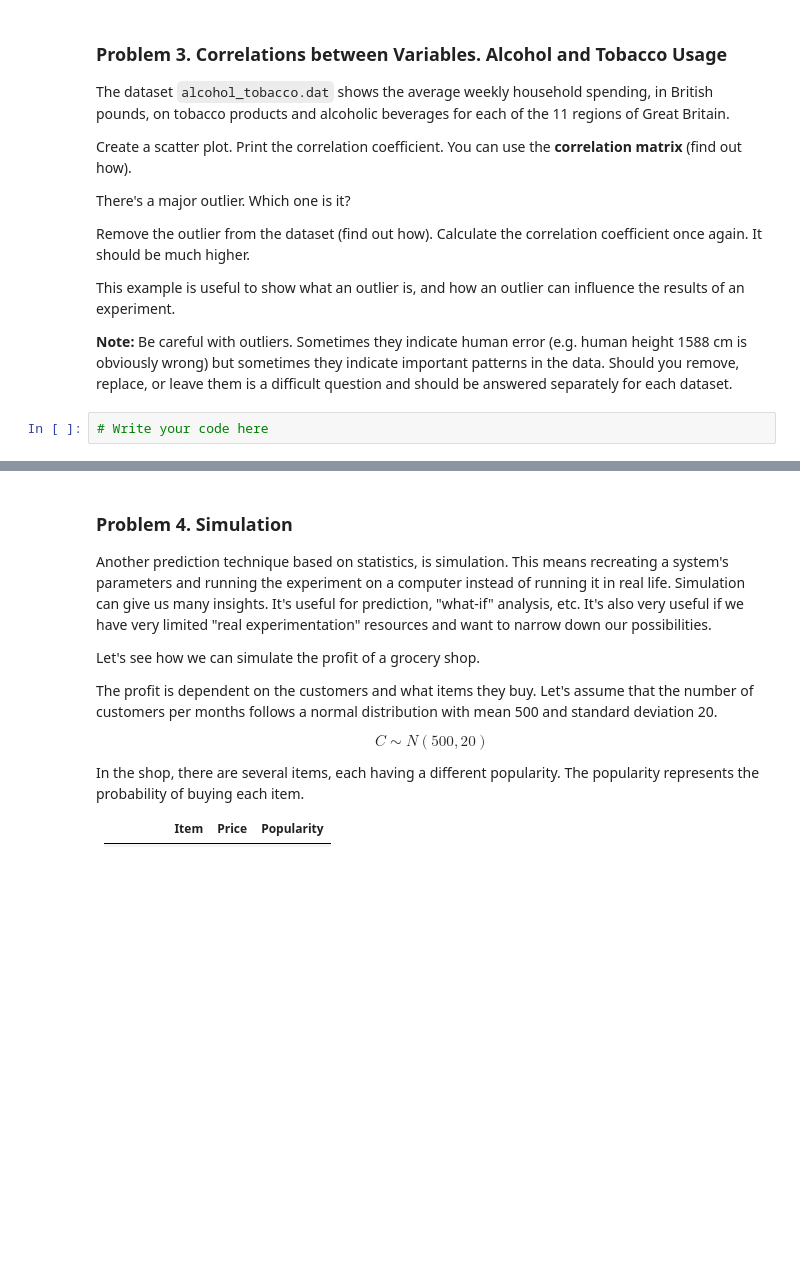
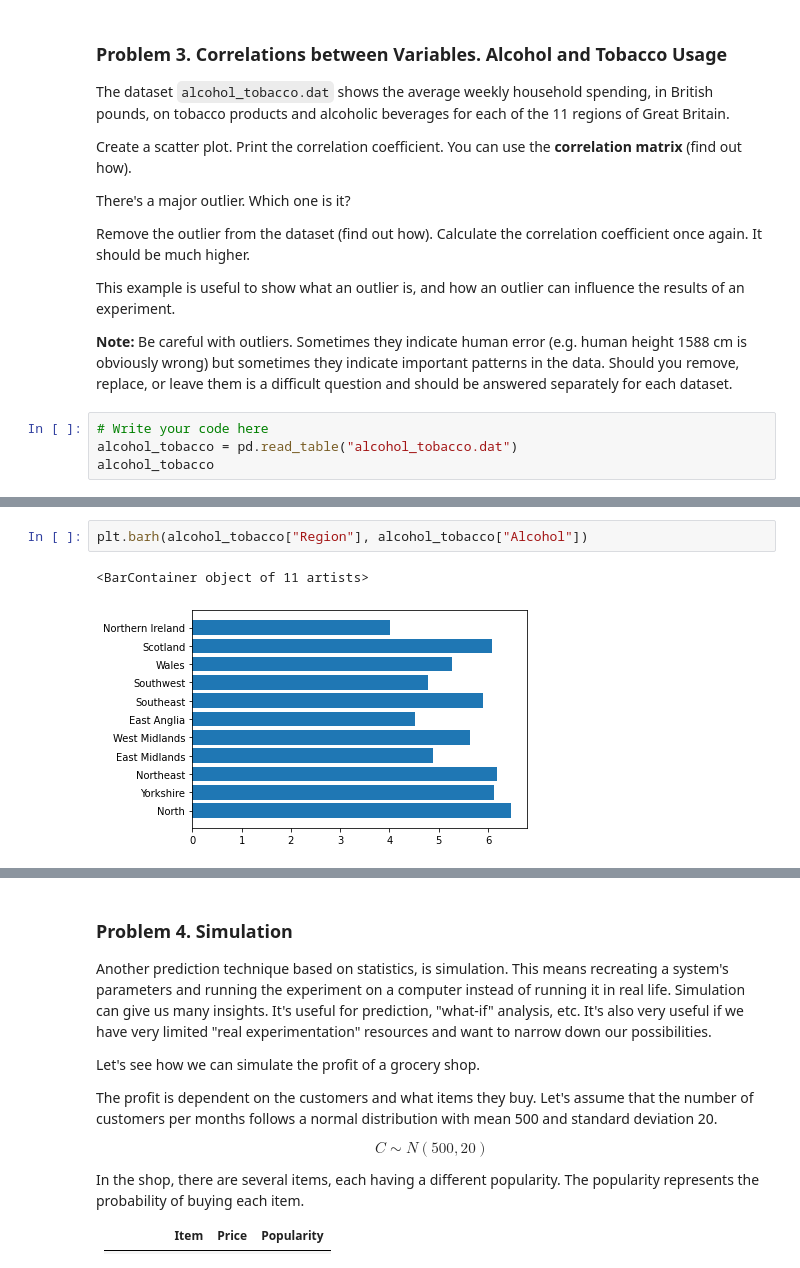
Before and after one commit to aleksoft1/math-concepts-for-developers-march-2022, a Jupyter notebook: 12. Statistics-Exercise/Statistics Exercise.ipynb, the cells around one changed output, grey strips where cells are left out. Saved outputs shown, nothing was run; the diff lists cells and outputs as text; blank space fills up the shorter version.

```diff
--- a/12. Statistics-Exercise/Statistics Exercise.ipynb
+++ b/12. Statistics-Exercise/Statistics Exercise.ipynb
@@ -189,3 +189,5 @@ This example is useful to show what an outlier is, and how an outlier can influe
 **Note:** Be careful with outliers. Sometimes they indicate human error (e.g. human height 1588 cm is obviously wrong) but sometimes they indicate important patterns in the data. Should you remove, replace, or leave them is a difficult question and should be answered separately for each dataset.
 # %%
 # Write your code here
+alcohol_tobacco = pd.read_table("alcohol_tobacco.dat")
+alcohol_tobacco
@@ -191,0 +207,5 @@ This example is useful to show what an outlier is, and how an outlier can influe
+# %%
+plt.barh(alcohol_tobacco["Region"], alcohol_tobacco["Alcohol"])
+# %% [output]
+<BarContainer object of 11 artists>
+[figure, added]
```
Also changed, not shown: parts of 9 cells of this notebook.
